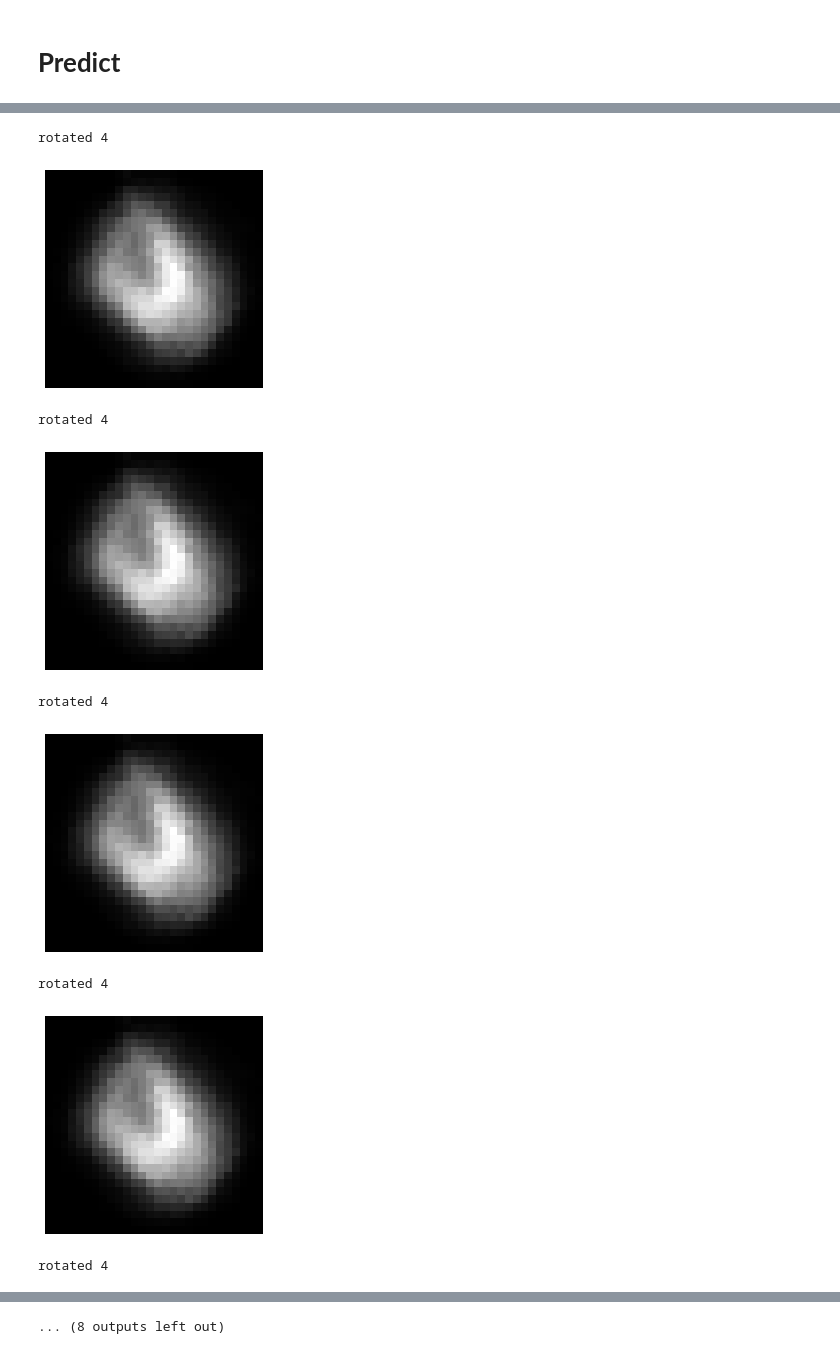
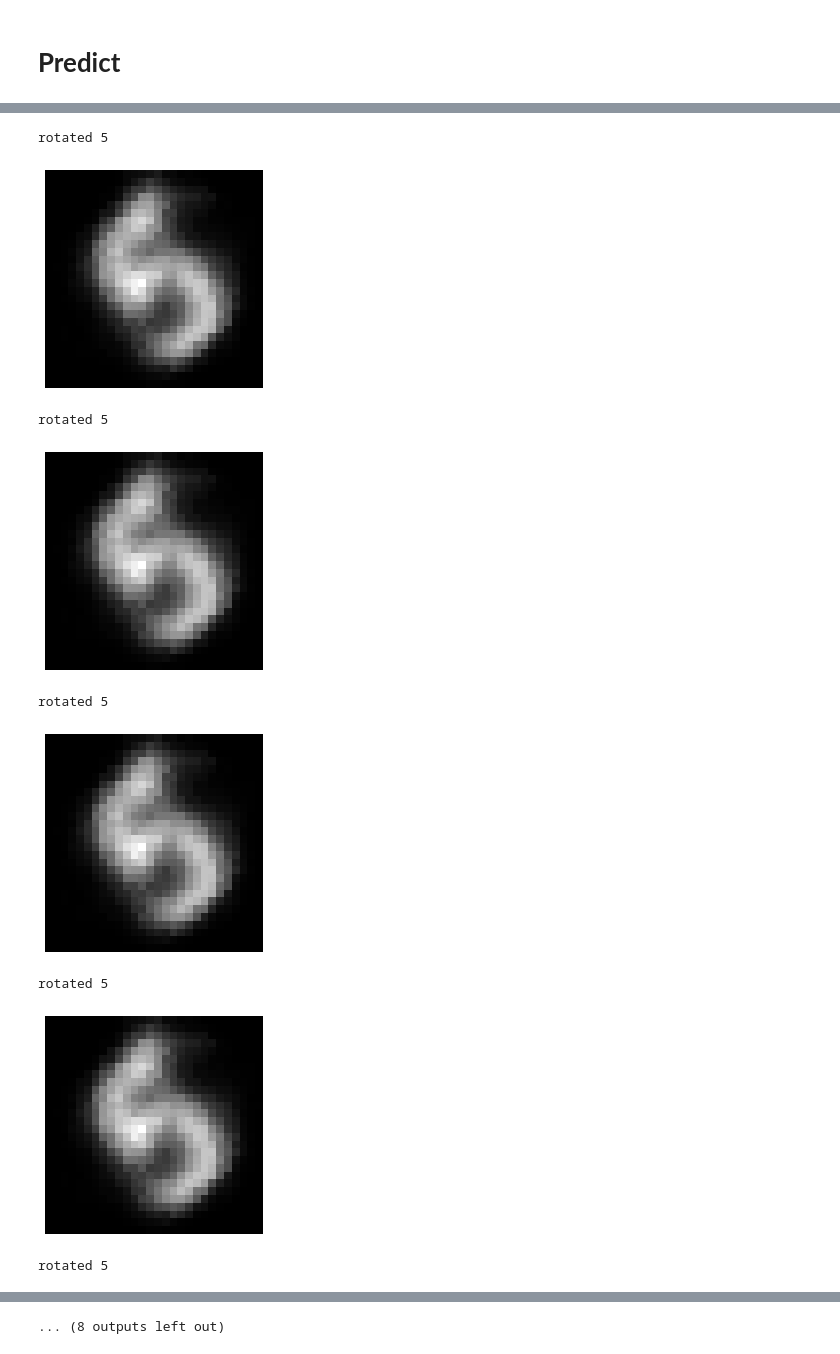
Before and after one commit to suraj-adewale/sc_bulk_ood, a Jupyter notebook: experiments/rotated_example_ssDIVA_mnist.ipynb, the cells around one changed output, grey strips where cells are left out. Saved outputs shown, nothing was run; the diff lists cells and outputs as text; code cells hidden in the pictures.

```diff
--- a/experiments/rotated_example_ssDIVA_mnist.ipynb
+++ b/experiments/rotated_example_ssDIVA_mnist.ipynb
@@ -198,7 +191,7 @@ X_train_60, Y_train_60, X_test_60, Y_test_60 = rotate_data(X_train_r, Y_train_r,
                                                            angle = 60)
 X_train_75, Y_train_75, X_test_75, Y_test_75 = rotate_data(X_train_r, Y_train_r,
                                                            X_test_r, Y_test_r,
-                                                           angle = 90)
+                                                           angle = 75)
 # %% [markdown]
 Demo the data, to make sure everything works
 # %%
@@ -1205,5 +1332,5 @@ print(acc)
 # %%
-digit_idx=4
+digit_idx=5
 for idx_rep in range(0, 10):
   # slack, prop, rot
   slack_sample = sample_slack(X_temp)
@@ -1224,9 +1351,9 @@ rotated 4
-rotated 4
+rotated 5
-[figure, old version]
+[figure, new version]
-rotated 4
+rotated 5
-[figure, old version]
+[figure, new version]
-rotated 4
+rotated 5
-[figure, old version]
+[figure, new version]
-rotated 4
+rotated 5
-[figure, old version]
+[figure, new version]
-rotated 4
+rotated 5
```
Also changed, not shown: parts of 36 cells of this notebook.
